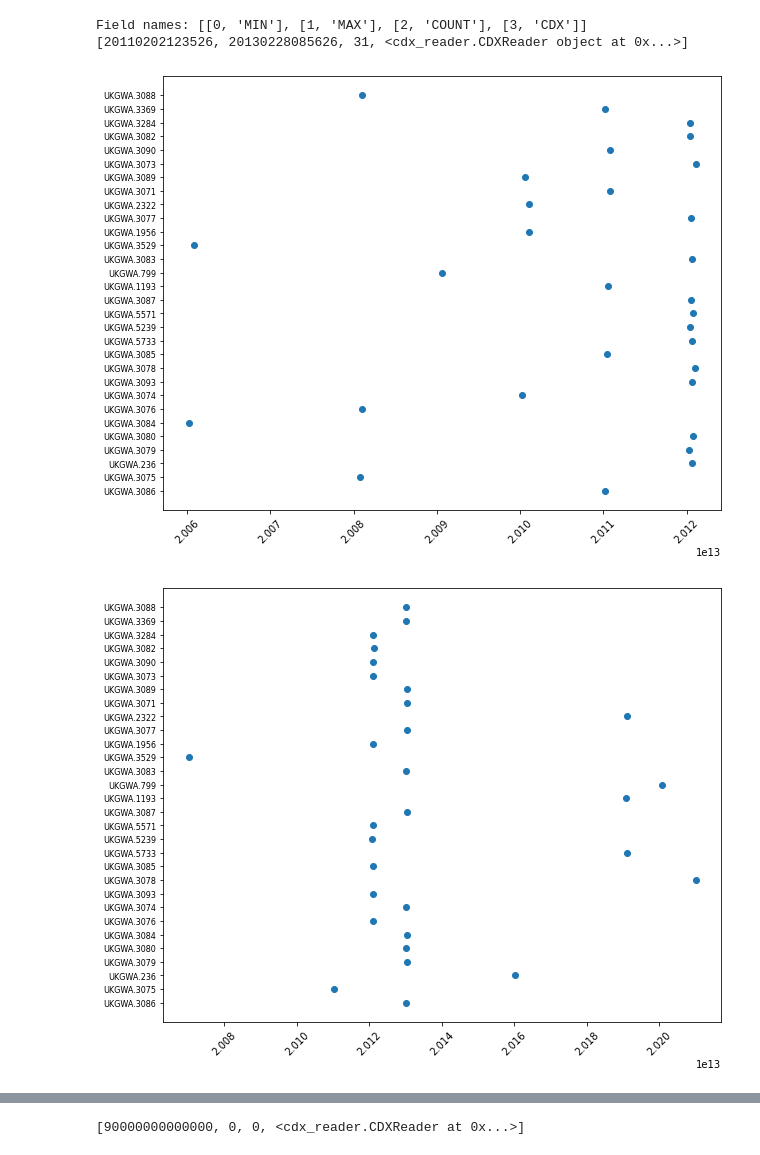
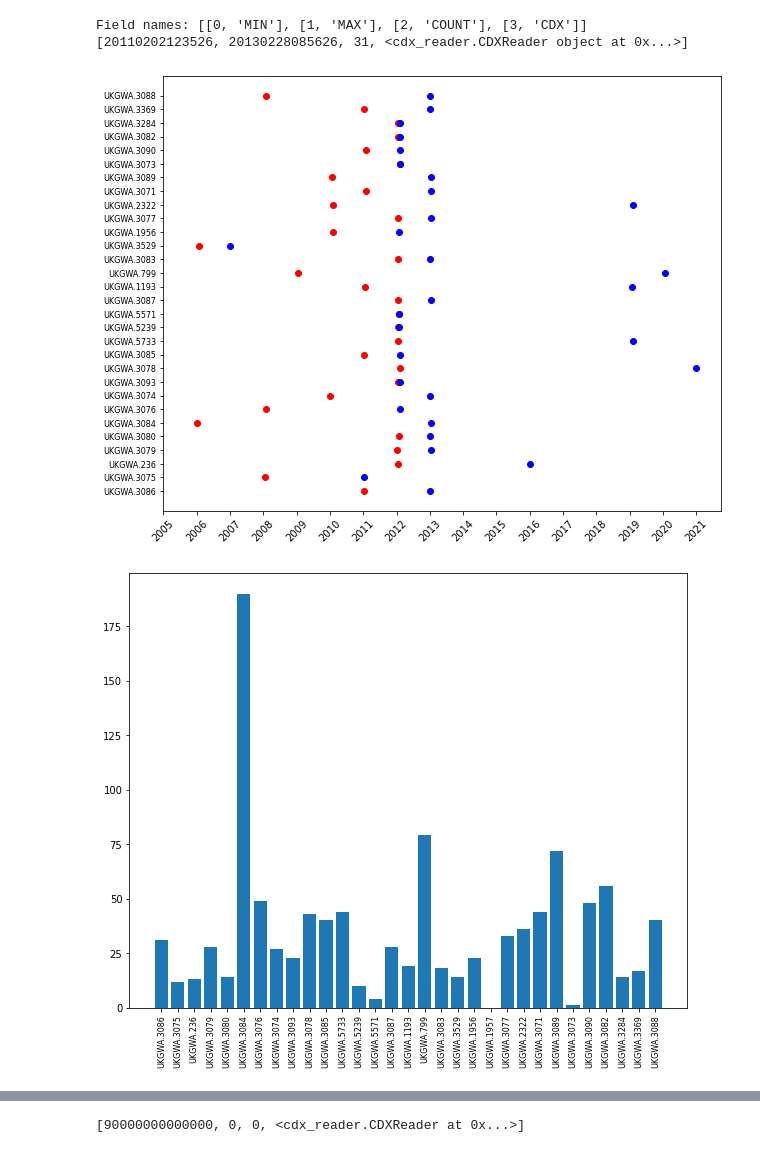
Before and after one commit to mark-bell-tna/ComputationalAccess, a Jupyter notebook: UKGWA_London_2012.ipynb, the cells around one changed output, grey strips where cells are left out. Cells and saved outputs as stored; diff of their text form; code cells hidden in the pictures.

```diff
--- a/UKGWA_London_2012.ipynb
+++ b/UKGWA_London_2012.ipynb
@@ -193,24 +196,29 @@ for t in T:
 Field names: [[0, 'MIN'], [1, 'MAX'], [2, 'COUNT'], [3, 'CDX']]
 [20110202123526, 20130228085626, 31, <cdx_reader.CDXReader object at 0x...>]
 # %%
-# Draw chart of earliest snapshots by site
+# Draw chart of earliest and latest snapshots by site
+# Red for earliest, blue for latest
 first_last_snapshots = [[idx] + T.lookup(idx, ['MIN','MAX']) for idx in Q]
 first_last_snapshots = [x for x in first_last_snapshots if x[1] != 90000000000000]  # Hide this in Temporal class. Odd bug in snapshot crawling code causes them
 first_last_snapshots = [x for x in first_last_snapshots if x[2] != 0]
 x,y,z = zip(*first_last_snapshots)
 plt.figure(figsize=(10,8))
-plt.scatter(y,x)
-plt.xticks(rotation=45)
+plt.scatter(y,x,color='r')
+plt.scatter(z,x,color='b')
+plt.xticks(rotation=45, ticks=[int(str(y) + '0101000000') for y in range(2005,2022)],
+           labels = [str(y) for y in range(2005,2022)])
 plt.yticks(fontsize=8)
 plt.show()
 # %% [output]
-[figure, old version]
+[figure, new version]
 # %%
-# Same chart for latest snapshots by site
+# Same data plotted by snapshot count
+snapshot_counts = [[idx] + T.lookup(idx, ['COUNT']) for idx in Q]
+x,y = zip(*snapshot_counts)
 plt.figure(figsize=(10,8))
-plt.scatter(z,x)
-plt.xticks(rotation=45)
-plt.yticks(fontsize=8)
+plt.bar(x,y)
+plt.xticks(rotation='vertical')
+plt.xticks(fontsize=8)
 plt.show()
 # %% [output]
-[figure, old version]
+[figure, new version]
```
Also changed, not shown: parts of 13 cells of this notebook.
